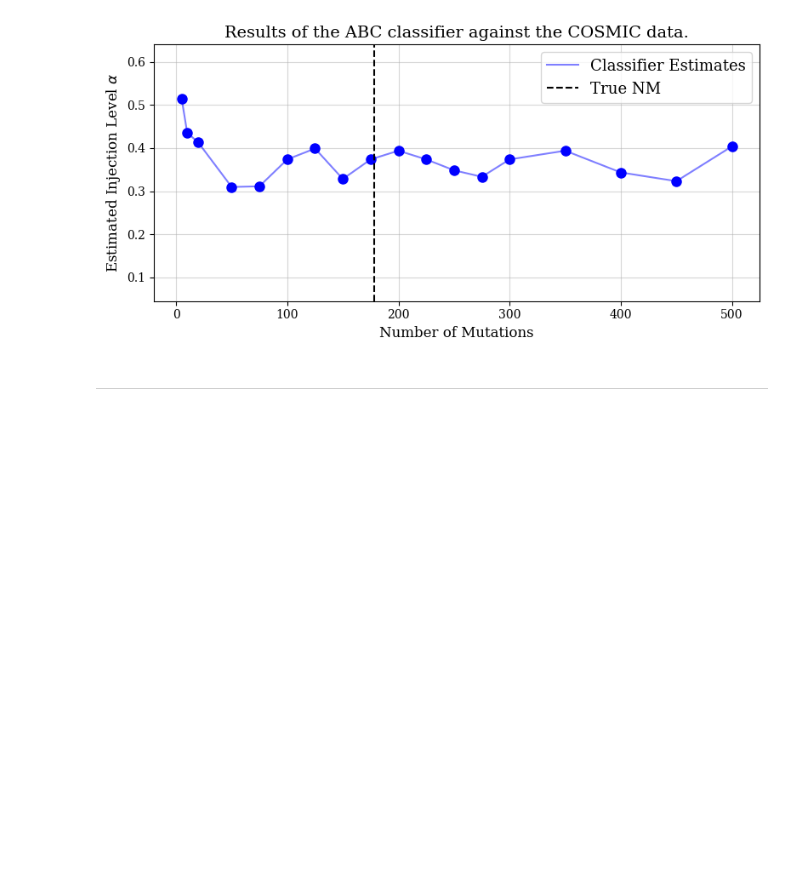
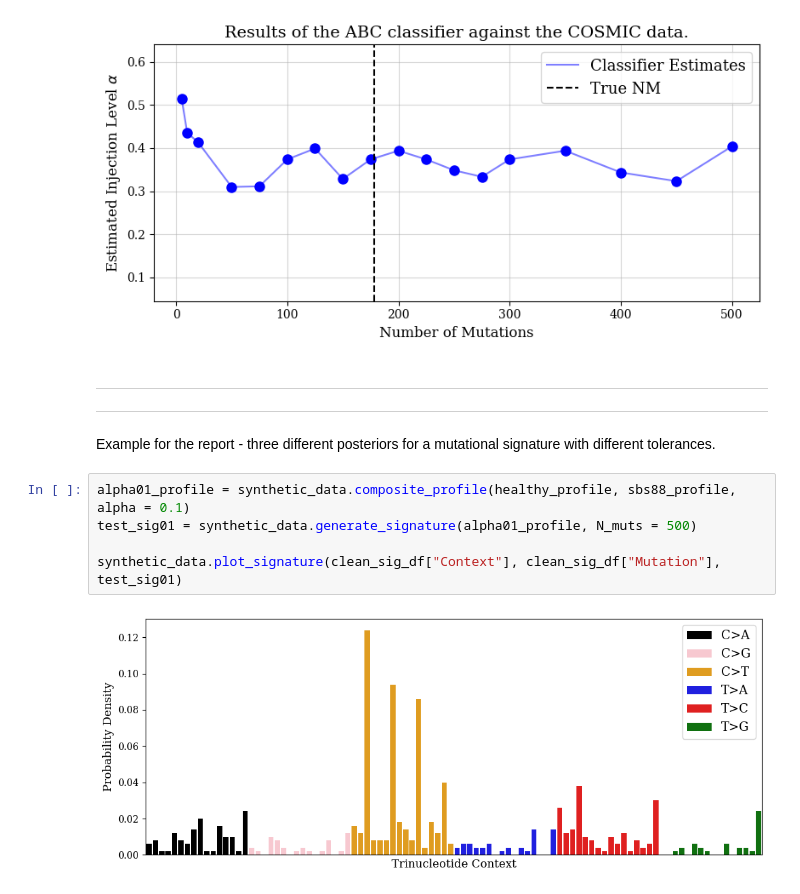
Before and after one commit to fredwdickinson/rscam-g6, a Jupyter notebook: Notebooks/abc_alpha/abc_analysis.ipynb, the cells around one changed output. Drawn from its saved outputs; the diff is of its cells as text; blank space fills up the shorter version.

```diff
--- a/Notebooks/abc_alpha/abc_analysis.ipynb
+++ b/Notebooks/abc_alpha/abc_analysis.ipynb
@@ -366,3 +416,13 @@ abc_models.plot_classifier_results(cosmic_result_df, true_N_mut = 178, title = t
 [figure]
 # %% [markdown]
 ---
+---
+# %% [markdown]
+Example for the report - three different posteriors for a mutational signature with different tolerances.
+# %%
+alpha01_profile = synthetic_data.composite_profile(healthy_profile, sbs88_profile, alpha = 0.1)
+test_sig01 = synthetic_data.generate_signature(alpha01_profile, N_muts = 500)
+
+synthetic_data.plot_signature(clean_sig_df["Context"], clean_sig_df["Mutation"], test_sig01)
+# %% [output]
+[figure, added]
```
Also changed, not shown: parts of 9 cells of this notebook, 3 other files.
